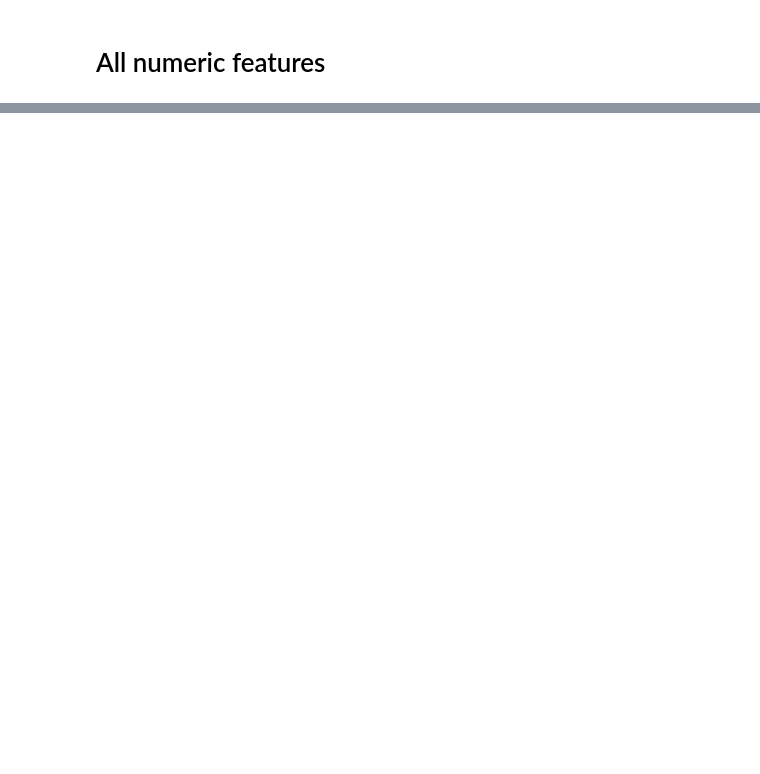
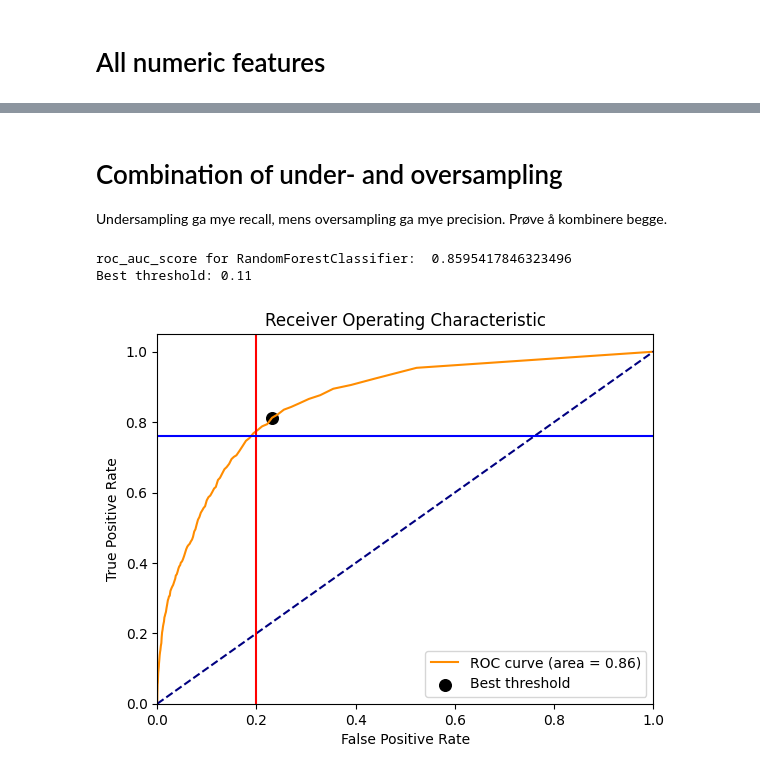
Before and after one commit to sigrunnu/sheep_n_predators, a Jupyter notebook: machineLearning/RandomForest.ipynb, the cells around one changed output, grey strips where cells are left out. Cells and saved outputs as stored; diff of their text form; code cells hidden in the pictures; blank space fills up the shorter version.

Commit message:
SMOTE + RF and seperating files for better overview

```diff
--- a/machineLearning/RandomForest.ipynb
+++ b/machineLearning/RandomForest.ipynb
@@ -240,0 +290,29 @@ Covariance Matrix:
+# %% [markdown]
+# Combination of under- and oversampling
+Undersampling ga mye recall, mens oversampling ga mye precision. Prøve å kombinere begge.
+# %%
+from imblearn.combine import SMOTEENN
+from imblearn.under_sampling import RandomUnderSampler
+
+# define the combined sampling method
+sampler = SMOTEENN(random_state=42)
+
+# fit and apply the sampling method to the training data
+X_train_resampled, y_train_resampled = sampler.fit_resample(X_train, y_train)
+
+# apply under-sampling to the majority class
+undersampler = RandomUnderSampler(random_state=42)
+X_train_resampled, y_train_resampled = undersampler.fit_resample(X_train_resampled, y_train_resampled)
+
+# train a random forest classifier on the resampled data
+clf = RandomForestClassifier(n_estimators=100, random_state=42)
+clf.fit(X_train_resampled, y_train_resampled)
+
+# make predictions on the test set
+y_prob = clf.predict_proba(X_test)[:, 1] # get probability of positive class
+# %%
+create_roc_curve(y_test, y_prob)
+# %% [output]
+roc_auc_score for RandomForestClassifier:  0.8595417846323496
+Best threshold: 0.11
+[figure, added]
```
Also changed, not shown: parts of 48 cells of this notebook, 3 other files.
